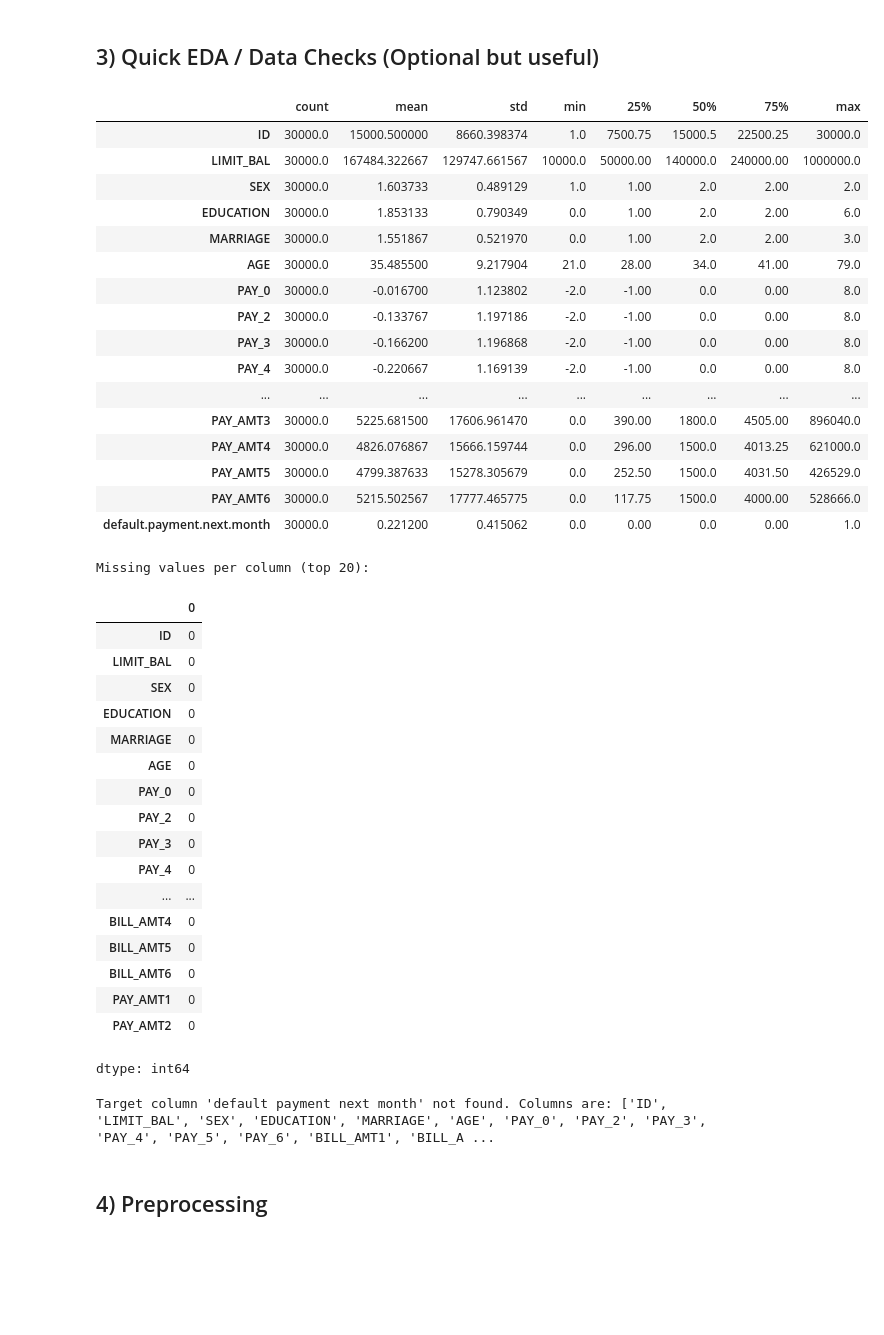
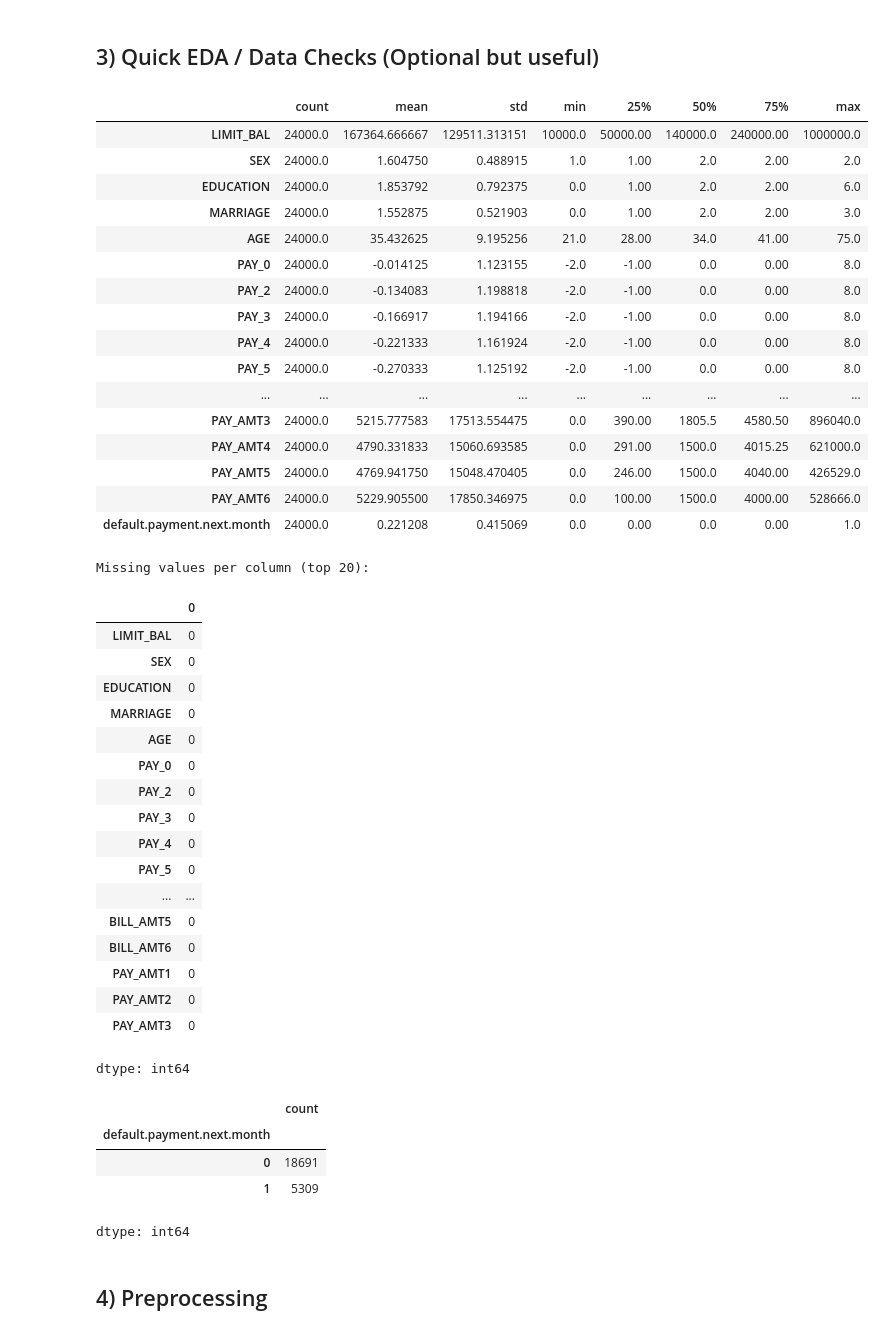
Before and after one commit to Harishbhatt07/ML-Assignment-2, a Jupyter notebook: model/ML_Assignment_2_Template_CreditCardDefault_v2.ipynb, the cells around one changed output. Cells and saved outputs as stored; diff of their text form; code cells hidden in the pictures; blank space fills up the shorter version.

```diff
--- a/model/ML_Assignment_2_Template_CreditCardDefault_v2.ipynb
+++ b/model/ML_Assignment_2_Template_CreditCardDefault_v2.ipynb
@@ -84,3 +64,22 @@ Python: 3.12.12
 pandas: 2.2.2
 # %% [markdown]
 ## 2) Load Dataset
+# %%
+# Load pre-split training and testing datasets directly from GitHub
+
+train_url = "https://raw.githubusercontent.com/Harishbhatt07/ML-Assignment-2/main/model/data/train.csv"
+test_url = "https://raw.githubusercontent.com/Harishbhatt07/ML-Assignment-2/main/model/data/test.csv"
+
+train_df = pd.read_csv(train_url)
+test_df = pd.read_csv(test_url)
+
+print("Train shape:", train_df.shape)
+print("Test shape:", test_df.shape)
+
+TARGET_COL = "default.payment.next.month"
+
+X_train = train_df.drop(columns=[TARGET_COL])
+y_train = train_df[TARGET_COL]
+
+X_test = test_df.drop(columns=[TARGET_COL])
+y_test = test_df[TARGET_COL]
@@ -112,37 +106,36 @@ Rows   : 30000
 ## 3) Quick EDA / Data Checks (Optional but useful)
 # %%
 # Basic info
-display(df.describe(include='all').T.head(30))
+display(train_df.describe(include='all').T.head(30))
 print("\nMissing values per column (top 20):")
-display(df.isna().sum().sort_values(ascending=False).head(20))
+display(train_df.isna().sum().sort_values(ascending=False).head(20))
 
 # Class balance (update target column name if needed)
-TARGET_COL = "default payment next month"  # <-- confirm exact name
-if TARGET_COL in df.columns:
-    display(df[TARGET_COL].value_counts(dropna=False))
+TARGET_COL = "default.payment.next.month"
+if TARGET_COL in train_df.columns:
+    display(train_df[TARGET_COL].value_counts(dropna=False))
 else:
-    print(f"Target column '{TARGET_COL}' not found. Columns are:", list(df.columns))
+    print(f"Target column '{TARGET_COL}' not found. Columns are:", list(train_df.columns))
 # %% [output]
 |  | count | mean | std | min | 25% | 50% | 75% | max |
-| ID | 30000.0 | 15000.500000 | 8660.398374 | 1.0 | 7500.75 | 15000.5 | 22500.25 | 30000.0 |
-| LIMIT_BAL | 30000.0 | 167484.322667 | 129747.661567 | 10000.0 | 50000.00 | 140000.0 | 240000.00 | 1000000.0 |
-| SEX | 30000.0 | 1.603733 | 0.489129 | 1.0 | 1.00 | 2.0 | 2.00 | 2.0 |
-| EDUCATION | 30000.0 | 1.853133 | 0.790349 | 0.0 | 1.00 | 2.0 | 2.00 | 6.0 |
-| MARRIAGE | 30000.0 | 1.551867 | 0.521970 | 0.0 | 1.00 | 2.0 | 2.00 | 3.0 |
-| AGE | 30000.0 | 35.485500 | 9.217904 | 21.0 | 28.00 | 34.0 | 41.00 | 79.0 |
-| PAY_0 | 30000.0 | -0.016700 | 1.123802 | -2.0 | -1.00 | 0.0 | 0.00 | 8.0 |
-| PAY_2 | 30000.0 | -0.133767 | 1.197186 | -2.0 | -1.00 | 0.0 | 0.00 | 8.0 |
-| PAY_3 | 30000.0 | -0.166200 | 1.196868 | -2.0 | -1.00 | 0.0 | 0.00 | 8.0 |
-| PAY_4 | 30000.0 | -0.220667 | 1.169139 | -2.0 | -1.00 | 0.0 | 0.00 | 8.0 |
+| LIMIT_BAL | 24000.0 | 167364.666667 | 129511.313151 | 10000.0 | 50000.00 | 140000.0 | 240000.00 | 1000000.0 |
+| SEX | 24000.0 | 1.604750 | 0.488915 | 1.0 | 1.00 | 2.0 | 2.00 | 2.0 |
+| EDUCATION | 24000.0 | 1.853792 | 0.792375 | 0.0 | 1.00 | 2.0 | 2.00 | 6.0 |
+| MARRIAGE | 24000.0 | 1.552875 | 0.521903 | 0.0 | 1.00 | 2.0 | 2.00 | 3.0 |
+| AGE | 24000.0 | 35.432625 | 9.195256 | 21.0 | 28.00 | 34.0 | 41.00 | 75.0 |
+| PAY_0 | 24000.0 | -0.014125 | 1.123155 | -2.0 | -1.00 | 0.0 | 0.00 | 8.0 |
+| PAY_2 | 24000.0 | -0.134083 | 1.198818 | -2.0 | -1.00 | 0.0 | 0.00 | 8.0 |
+| PAY_3 | 24000.0 | -0.166917 | 1.194166 | -2.0 | -1.00 | 0.0 | 0.00 | 8.0 |
+| PAY_4 | 24000.0 | -0.221333 | 1.161924 | -2.0 | -1.00 | 0.0 | 0.00 | 8.0 |
+| PAY_5 | 24000.0 | -0.270333 | 1.125192 | -2.0 | -1.00 | 0.0 | 0.00 | 8.0 |
 | ... | ... | ... | ... | ... | ... | ... | ... | ... |
-| PAY_AMT3 | 30000.0 | 5225.681500 | 17606.961470 | 0.0 | 390.00 | 1800.0 | 4505.00 | 896040.0 |
-| PAY_AMT4 | 30000.0 | 4826.076867 | 15666.159744 | 0.0 | 296.00 | 1500.0 | 4013.25 | 621000.0 |
-| PAY_AMT5 | 30000.0 | 4799.387633 | 15278.305679 | 0.0 | 252.50 | 1500.0 | 4031.50 | 426529.0 |
-| PAY_AMT6 | 30000.0 | 5215.502567 | 17777.465775 | 0.0 | 117.75 | 1500.0 | 4000.00 | 528666.0 |
-| default.payment.next.month | 30000.0 | 0.221200 | 0.415062 | 0.0 | 0.00 | 0.0 | 0.00 | 1.0 |
+| PAY_AMT3 | 24000.0 | 5215.777583 | 17513.554475 | 0.0 | 390.00 | 1805.5 | 4580.50 | 896040.0 |
+| PAY_AMT4 | 24000.0 | 4790.331833 | 15060.693585 | 0.0 | 291.00 | 1500.0 | 4015.25 | 621000.0 |
+| PAY_AMT5 | 24000.0 | 4769.941750 | 15048.470405 | 0.0 | 246.00 | 1500.0 | 4040.00 | 426529.0 |
+| PAY_AMT6 | 24000.0 | 5229.905500 | 17850.346975 | 0.0 | 100.00 | 1500.0 | 4000.00 | 528666.0 |
+| default.payment.next.month | 24000.0 | 0.221208 | 0.415069 | 0.0 | 0.00 | 0.0 | 0.00 | 1.0 |
 Missing values per column (top 20):
 |  | 0 |
-| ID | 0 |
 | LIMIT_BAL | 0 |
 | SEX | 0 |
 | EDUCATION | 0 |
@@ -152,14 +145,19 @@ Missing values per column (top 20):
 | PAY_2 | 0 |
 | PAY_3 | 0 |
 | PAY_4 | 0 |
+| PAY_5 | 0 |
 | ... | ... |
-| BILL_AMT4 | 0 |
 | BILL_AMT5 | 0 |
 | BILL_AMT6 | 0 |
 | PAY_AMT1 | 0 |
 | PAY_AMT2 | 0 |
+| PAY_AMT3 | 0 |
 dtype: int64
+|  | count |
+| default.payment.next.month |  |
+| 0 | 18691 |
+| 1 | 5309 |
-Target column 'default payment next month' not found. Columns are: ['ID', 'LIMIT_BAL', 'SEX', 'EDUCATION', 'MARRIAGE', 'AGE', 'PAY_0', 'PAY_2', 'PAY_3', 'PAY_4', 'PAY_5', 'PAY_6', 'BILL_AMT1', 'BILL_A ...
+dtype: int64
 # %% [markdown]
 ## 4) Preprocessing
 # %%
```
Also changed, not shown: parts of 16 cells of this notebook.
